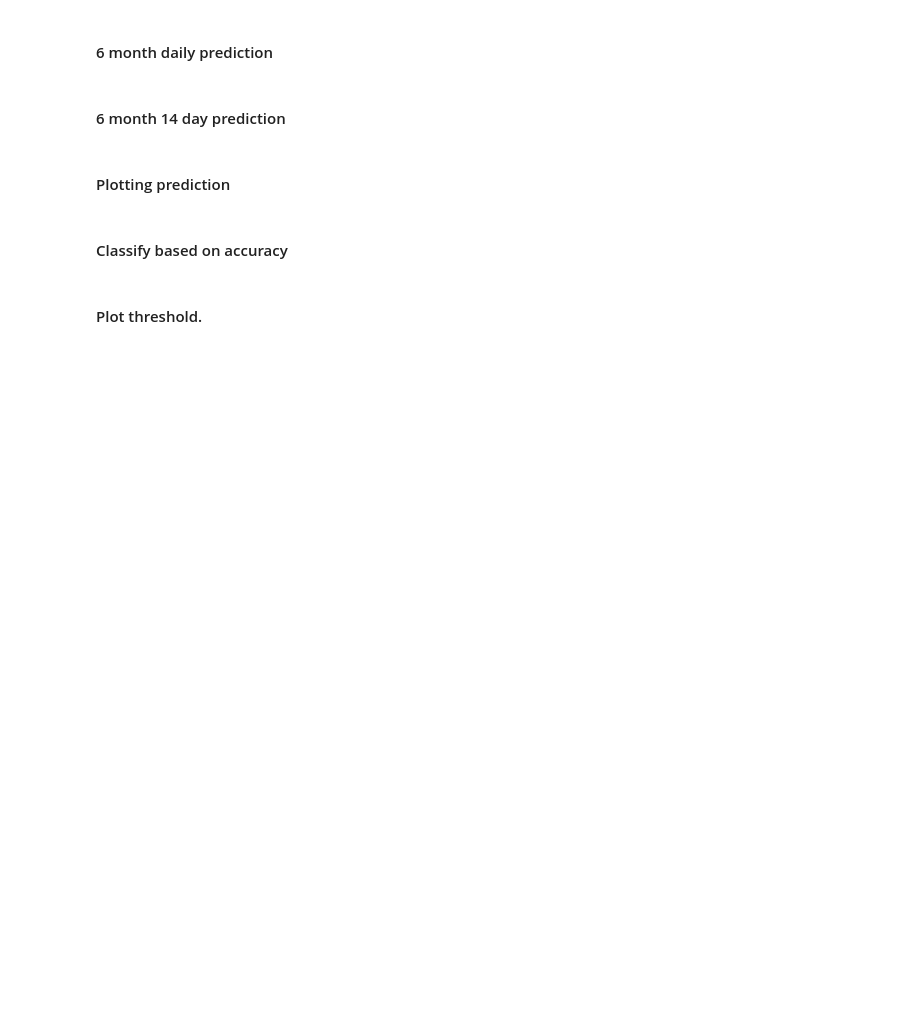
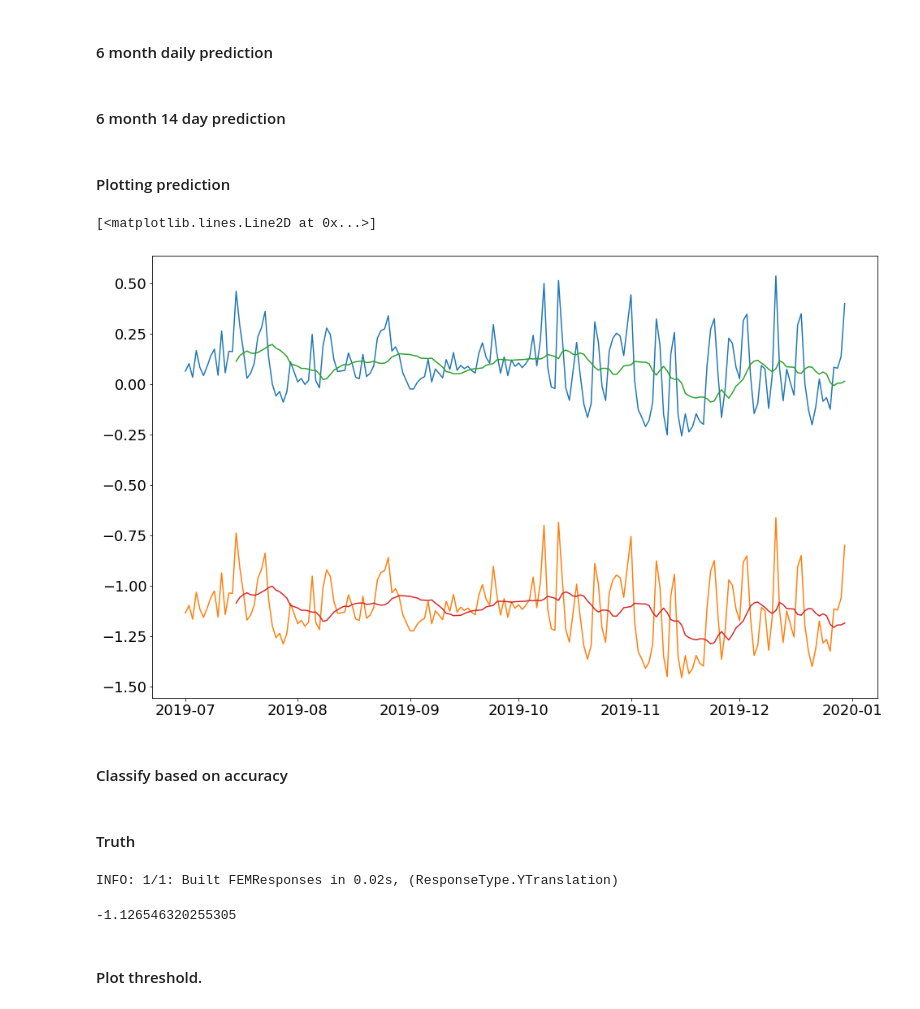
Before and after one commit to jerbaroo/bridge-sim, a Jupyter notebook: notebooks/q2.ipynb, the cells around one changed output. Drawn from its saved outputs; the diff is of its cells as text; code cells hidden in the pictures; blank space fills up the shorter version.

Commit message:
1b plots

```diff
--- a/notebooks/q2.ipynb
+++ b/notebooks/q2.ipynb
@@ -55,0 +103,10 @@ traffic_sequence_0, traffic_0, traffic_array_0 = load_traffic(
+# %%
+# Effect of annual temperature.
+effect_2018_y = resize_y(temperature.effect(c=c, response_type=rt_y, points=[sensor_point], temps=temps_2018["temp"], solar=temps_2018["solar"], len_per_hour=60)[0])
+print(np.min(effect_2018_y), effect_2018_y.shape)
+effect_2018_s = temperature.effect(c=c, response_type=rt_s, points=[sensor_point], temps=temps_2018["temp"], solar=temps_2018["solar"], len_per_hour=60)[0]
+assert len(temps_2018) == len(effect_2018_y)
+if ERROR_TERM:
+    error_y = resize_y(error_response)
+    effect_2018_y = effect_2018_y + np.interp(np.arange(len(effect_2018_y)), [0, len(effect_2018_y) - 1], [0, error_y])
+    print(np.min(effect_2018_y), effect_2018_y.shape)
@@ -101,19 +192,20 @@ for month_i, day_i in itertools.product([7, 8, 9, 10, 11, 12], np.arange(1, 30 +
     day_str, month_str = str(day_i), str(month_i)
     if len(day_str) == 1: day_str = "0" + day_str
     if len(month_str) == 1: month_str = "0" + month_str
-    temp_i, temp_j = ij(temps_2019, f"2019-{month_str}-{day_str}T00:00", f"2019-{month_str}-{day_str}T23:59")
+    # Get temperatures for 2019.
+    temp_i, temp_j = temperature.ij(temps_2019, f"2019-{month_str}-{day_str}T00:00", f"2019-{month_str}-{day_str}T23:59")
     day_temp = np.mean(temps_2019["temp"][temp_i:temp_j])
     print(f"Day, month = {day_str}, {month_str}, Mean day temperature = {day_temp:.3f}", end="\r")
+    # Remove annual temperature component based on 2018.
     rm_year_s = lr_s_2018.predict([[day_temp]])[0]
     rm_year_y = lr_y_2018.predict([[day_temp]])[0]
-#     print(f"Y/S effect from 2018 = {rm_year_y:.3f}, {rm_year_s}")
     datetimes.append(datetime.fromisoformat(f"2019-{month_str}-{day_str}T00:00"))
     data.append([])
     for (traffic_y, traffic_s), damage_name in zip(responses, damage_names):
         temp_y = temperature.apply(effect=effect_2019_y[temp_i:temp_j], responses=traffic_y)
         temp_s = temperature.apply(effect=effect_2019_s[temp_i:temp_j], responses=traffic_y)
-        _rm_24h_y, rm_24h_y = remove_sampled(24, traffic_y + temp_y)
-        _rm_24h_s, rm_24h_s = remove_sampled(24, traffic_s + temp_s)
+        _rm_24h_y, rm_24h_y = temperature.remove_sampled(24, traffic_y + temp_y)
+        _rm_24h_s, rm_24h_s = temperature.remove_sampled(24, traffic_s + temp_s)
         signal_s = traffic_s + temp_s - rm_24h_s - rm_year_s
         signal_y = traffic_y + temp_y - rm_24h_y - rm_year_y
 #         signal_s = traffic_s + temp_s - rm_year_s
@@ -127,27 +220,30 @@ NameError: name 'ij' is not defined
 # %% [markdown]
 #### 6 month daily prediction
 # %%
-healthy_y, pier_y = [], []
+healthy_daily, pier_daily = [], []
 for day_i in range(data.shape[0]):
-    healthy_y.append(np.mean(data[day_i][0][0]))
-    pier_y.append(np.mean(data[day_i][1][0]))
-healthy_y, pier_y = np.array(healthy_y), np.array(pier_y)
+    healthy_daily.append(np.mean(data[day_i][0][0]))
+    pier_daily.append(np.mean(data[day_i][1][0]))
+healthy_daily, pier_daily = np.array(healthy_daily), np.array(pier_daily)
 # %% [markdown]
 #### 6 month 14 day prediction
 # %%
 days = 14  # Number of days for robust estimator.
 healthy_robust, pier_robust = [], []
-for i in range(days, len(healthy_y)):
-    healthy_robust.append(np.mean(healthy_y[i-days:i]))
-    pier_robust.append(np.mean(pier_y[i-days:i]))
+for i in range(days, len(healthy_daily)):
+    healthy_robust.append(np.mean(healthy_daily[i-days:i]))
+    pier_robust.append(np.mean(pier_daily[i-days:i]))
 healthy_robust, pier_robust = np.array(healthy_robust), np.array(pier_robust)
 # %% [markdown]
 #### Plotting prediction
 # %%
-plt.plot(datetimes, healthy_y)
-plt.plot(datetimes, pier_y)
+plt.plot(datetimes, healthy_daily)
+plt.plot(datetimes, pier_daily)
 plt.plot(datetimes[days:], healthy_robust)
 plt.plot(datetimes[days:], pier_robust)
+# %% [output]
+[<matplotlib.lines.Line2D at 0x...>]
+[figure, added]
 # %% [markdown]
 #### Classify based on accuracy
 # %%
@@ -167,3 +277,16 @@ count_hs, count_ps = np.array(count_hs), np.array(count_ps)
+# %% [markdown]
+#### Truth
+# %%
+truth_response = float(load_fem_responses(
+    c=damage_scenarios[-1].use(c)[0],
+    sim_params=damage_scenarios[-1].use(c)[1],
+    response_type=ResponseType.YTranslation,
+    sim_runner=OSRunner,
+).at_deck(point=sensor_point, interp=True)) * 1000
+truth_response
+# %% [output]
+INFO: 1/1: Built FEMResponses in 0.02s, (ResponseType.YTranslation)
+-1.126546320255305
 # %% [markdown]
 #### Plot threshold.
 # %%
```
Also changed, not shown: parts of 18 cells of this notebook, 3 other files.
